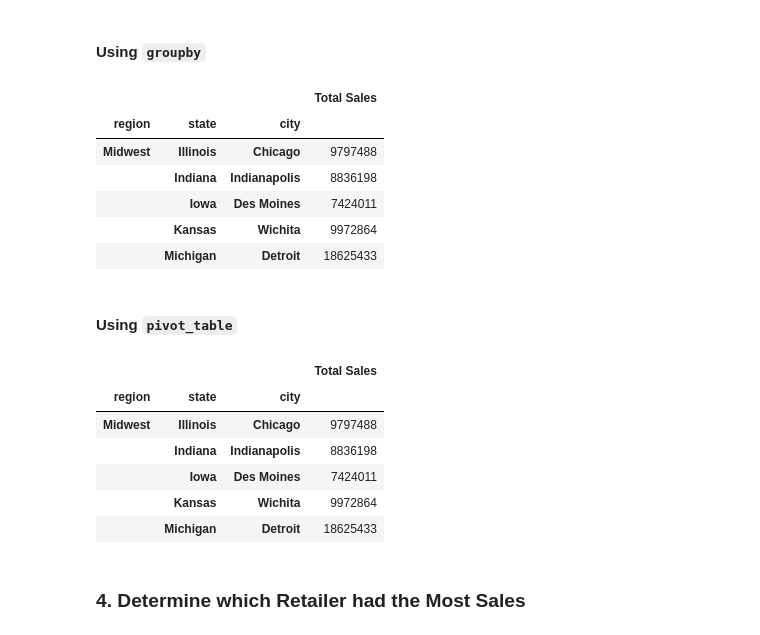
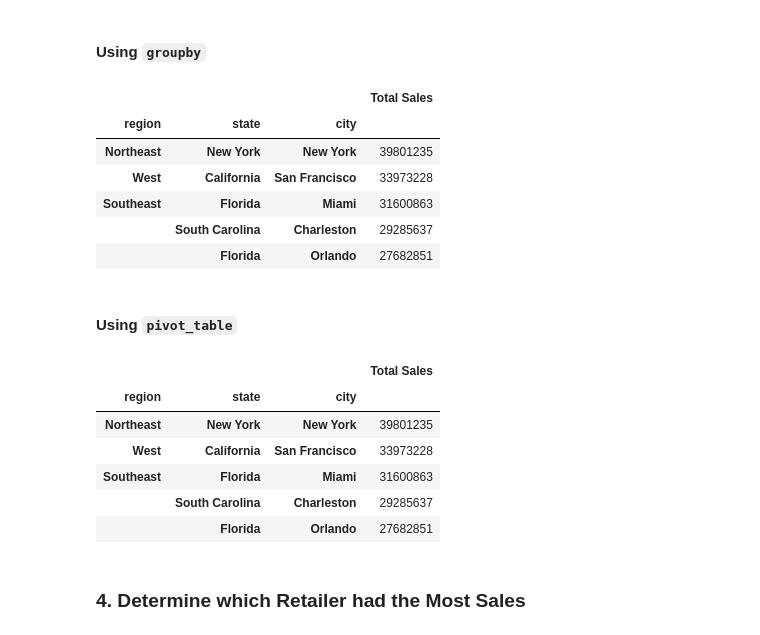
Before and after one commit to Dragon9804/athletic_sales_analysis, a Jupyter notebook: athletic_sales_analysis.ipynb, the cells around one changed output. Drawn from its saved outputs; the diff is of its cells as text; code cells hidden in the pictures.

```diff
--- a/athletic_sales_analysis.ipynb
+++ b/athletic_sales_analysis.ipynb
@@ -242,18 +244,19 @@ pivot_sales.head(5)
 # %%
 # Show the total sales for the products sold for each region, state, and city.
 # Rename the "total_sales" column to "Total Sales"
 region_salesg_df = athletic_sales_combined_df.groupby(['region', 'state', 'city']).agg({'total_sales': 'sum'}).rename(columns={'total_sales': 'Total Sales'})
 
 # Show the top 5 results.
+region_salesg_df = region_salesg_df.sort_values(by='Total Sales', ascending=False)
 region_salesg_df.head(5)
 # %% [output]
 |  |  |  | Total Sales |
 | region | state | city |  |
-| Midwest | Illinois | Chicago | 9797488 |
-|  | Indiana | Indianapolis | 8836198 |
-|  | Iowa | Des Moines | 7424011 |
-|  | Kansas | Wichita | 9972864 |
-|  | Michigan | Detroit | 18625433 |
+| Northeast | New York | New York | 39801235 |
+| West | California | San Francisco | 33973228 |
+| Southeast | Florida | Miami | 31600863 |
+|  | South Carolina | Charleston | 29285637 |
+|  | Florida | Orlando | 27682851 |
 # %% [markdown]
 #### Using `pivot_table`
 # %%
@@ -264,15 +267,17 @@ region_salesp_df = athletic_sales_combined_df.pivot_table(index=['region', 'stat
 region_salesp_df = region_salesp_df.rename(columns={'total_sales': 'Total Sales'})
 
 # Show the top 5 results.
+region_salesp_df = region_salesp_df.sort_values(by='Total Sales', ascending=False)
+
 region_salesp_df.head(5)
 # %% [output]
 |  |  |  | Total Sales |
 | region | state | city |  |
-| Midwest | Illinois | Chicago | 9797488 |
-|  | Indiana | Indianapolis | 8836198 |
-|  | Iowa | Des Moines | 7424011 |
-|  | Kansas | Wichita | 9972864 |
-|  | Michigan | Detroit | 18625433 |
+| Northeast | New York | New York | 39801235 |
+| West | California | San Francisco | 33973228 |
+| Southeast | Florida | Miami | 31600863 |
+|  | South Carolina | Charleston | 29285637 |
+|  | Florida | Orlando | 27682851 |
 # %% [markdown]
 ### 4. Determine which Retailer had the Most Sales
 # %% [markdown]
```
Also changed, not shown: parts of 2 cells of this notebook.
